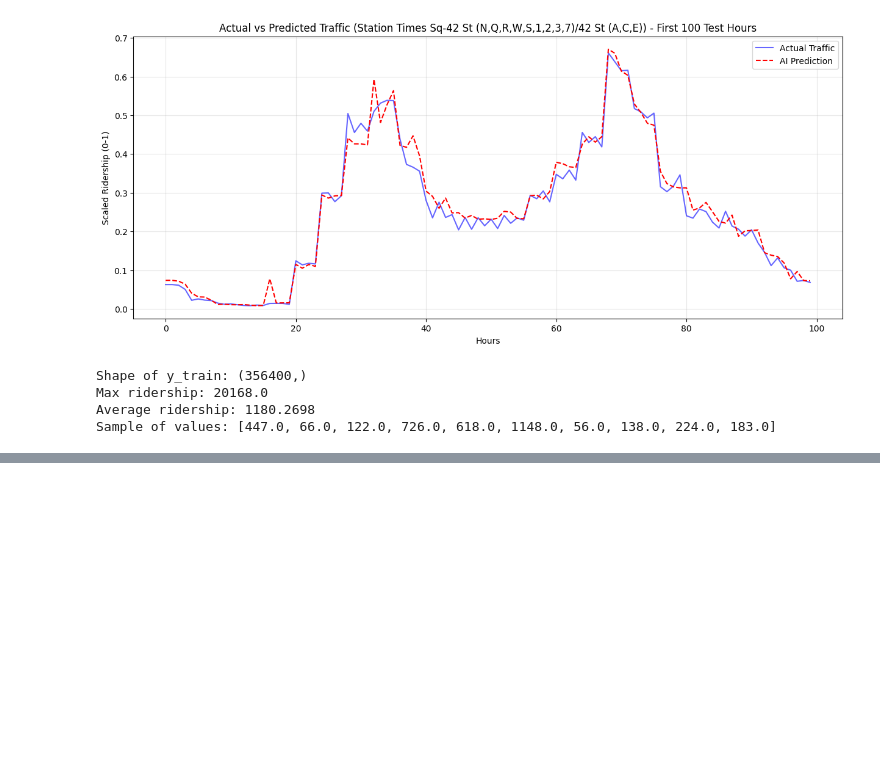
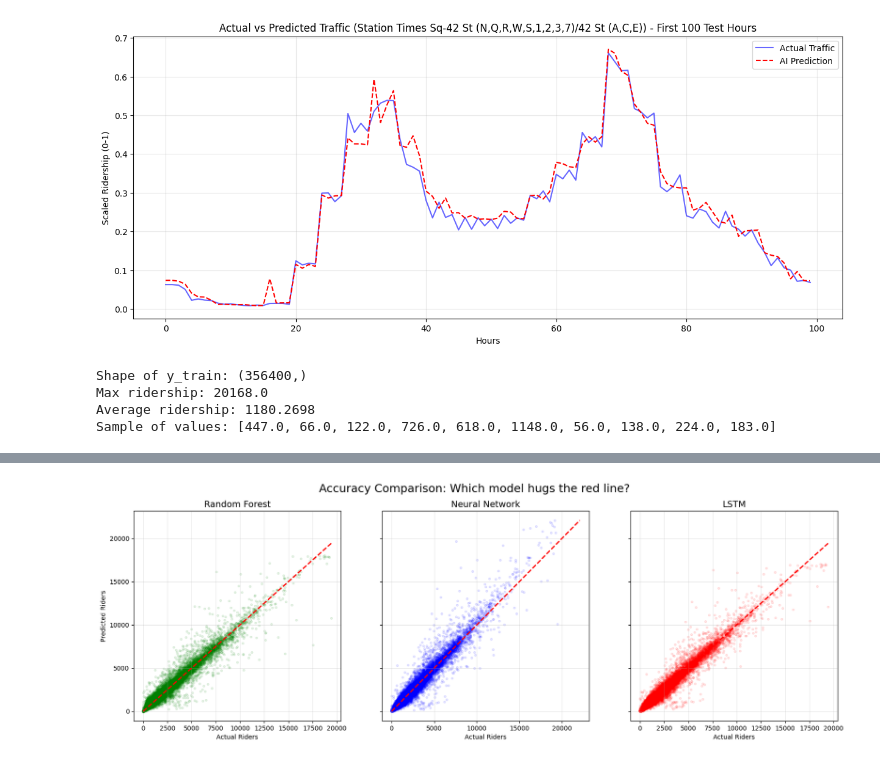
Before and after one commit to chyongha/subway_crowdness_prediction, a Jupyter notebook: model.ipynb, the cells around one changed output, grey strips where cells are left out. Drawn from its saved outputs; the diff is of its cells as text; code cells hidden in the pictures; blank space fills up the shorter version.

```diff
--- a/model.ipynb
+++ b/model.ipynb
@@ -252,0 +353,29 @@ plt.show()
+# %%
+import matplotlib.pyplot as plt
+
+fig, axes = plt.subplots(1, 3, figsize=(20, 6), sharey=True)
+
+# Helper function to plot
+def plot_scatter(ax, y_true, y_pred, title, color):
+    ax.scatter(y_true, y_pred, alpha=0.1, color=color, s=10)
+    # Diagonal Perfect Line
+    max_val = max(y_true.max(), y_pred.max())
+    ax.plot([0, max_val], [0, max_val], 'r--', lw=2)
+    ax.set_title(title, fontsize=14)
+    ax.set_xlabel('Actual Riders')
+    ax.grid(True, alpha=0.3)
+
+# 1. Random Forest
+plot_scatter(axes[0], y_test_nn, pred_rf_real, 'Random Forest', 'green')
+axes[0].set_ylabel('Predicted Riders')
+
+# 2. Neural Network
+plot_scatter(axes[1], y_test_nn, pred_nn_raw, 'Neural Network', 'blue')
+
+# 3. LSTM
+plot_scatter(axes[2], y_test_lstm, pred_lstm_raw, 'LSTM', 'red')
+
+plt.suptitle('Accuracy Comparison: Which model hugs the red line?', fontsize=18)
+plt.show()
+# %% [output]
+[figure, added]
```
Also changed, not shown: parts of 14 cells of this notebook.
